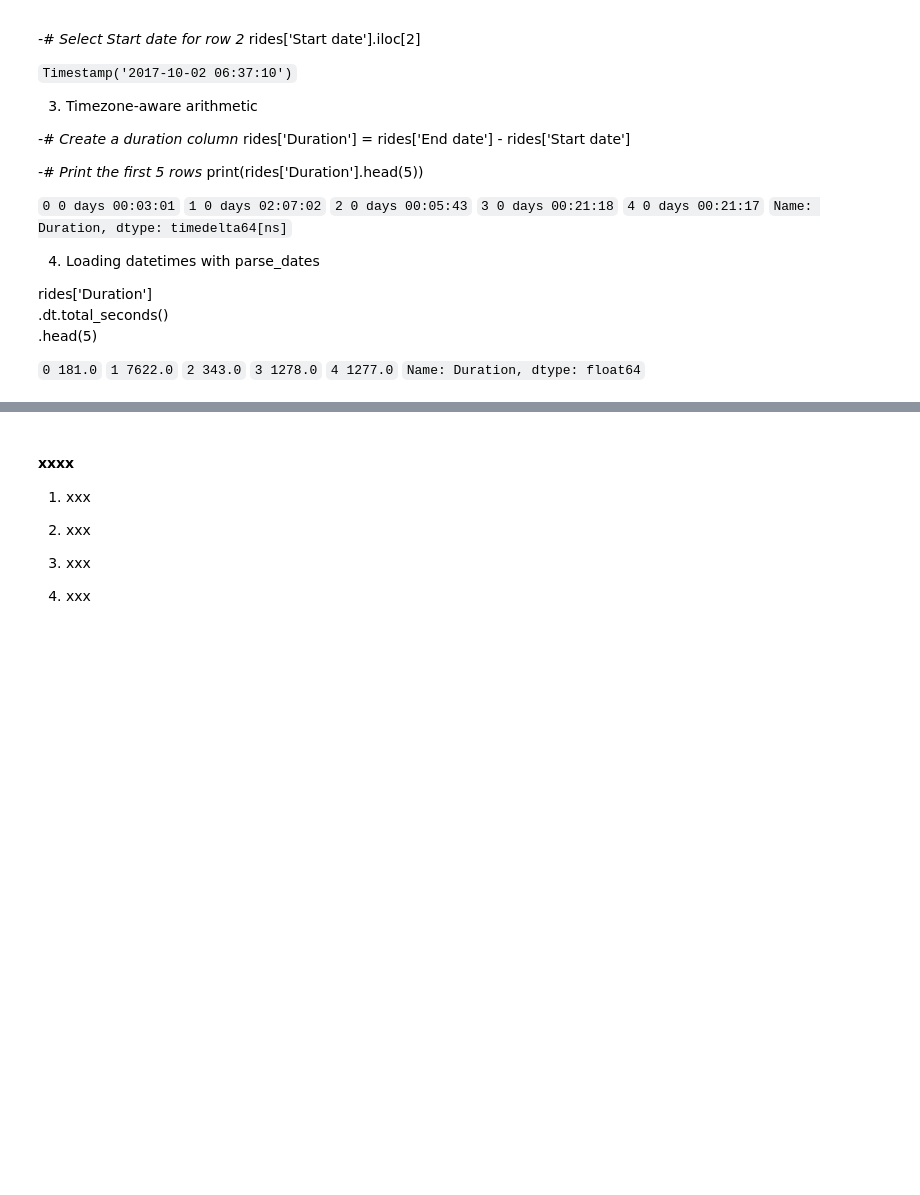
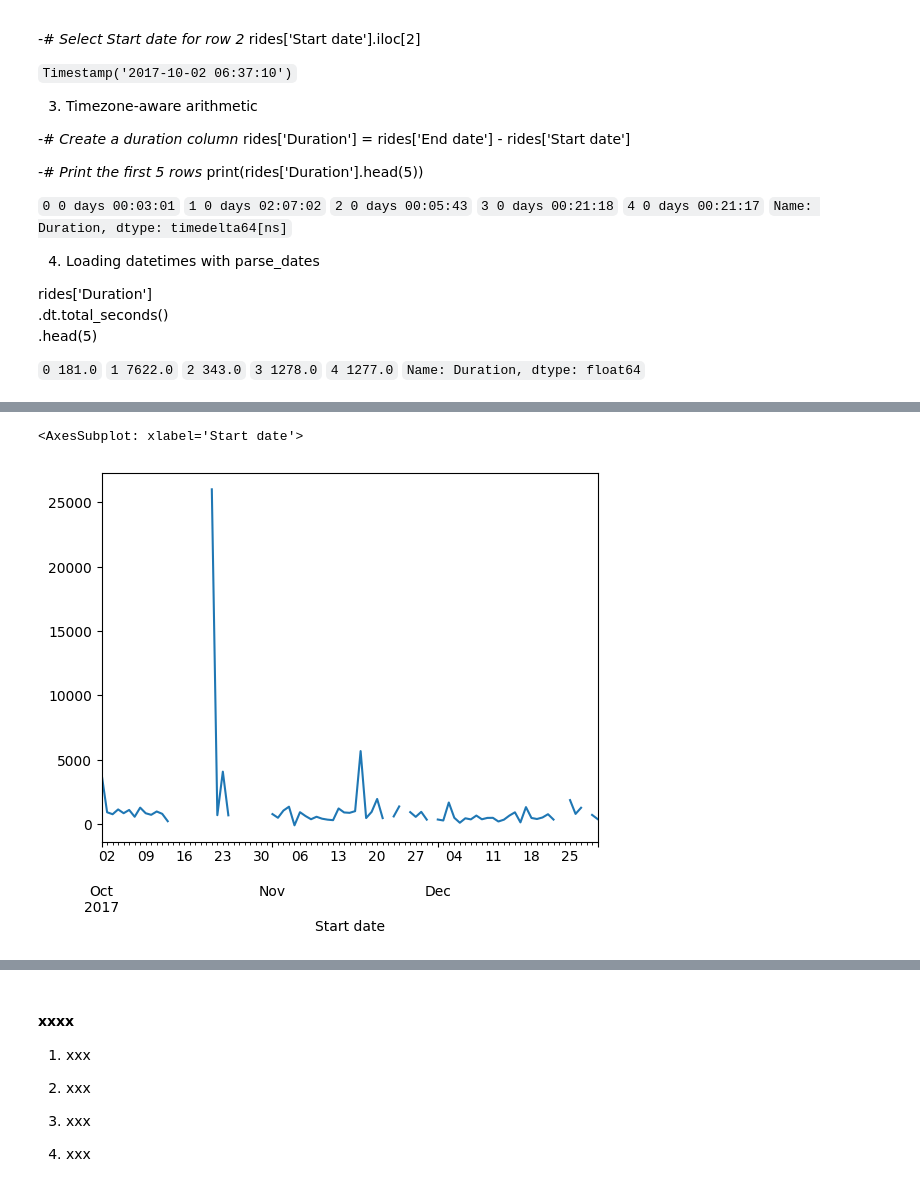
Before and after one commit to mcabas/Datacamp_Notebook, a Jupyter notebook: DataCamp.Course_051_Working with Dates and Times in Python.ipynb, the cells around one changed output, grey strips where cells are left out. Saved outputs shown, nothing was run; the diff lists cells and outputs as text; code cells hidden in the pictures; blank space fills up the shorter version.

```diff
--- a/DataCamp.Course_051_Working with Dates and Times in Python.ipynb
+++ b/DataCamp.Course_051_Working with Dates and Times in Python.ipynb
@@ -2077,0 +2230,9 @@ rides['Duration']\
+# %%
+rides\
+.resample('D', on = 'Start date')\
+['Duration seconds']\
+.mean()\
+.plot()
+# %% [output]
+<AxesSubplot: xlabel='Start date'>
+[figure, added]
```
Also changed, not shown: parts of 14 cells of this notebook.
